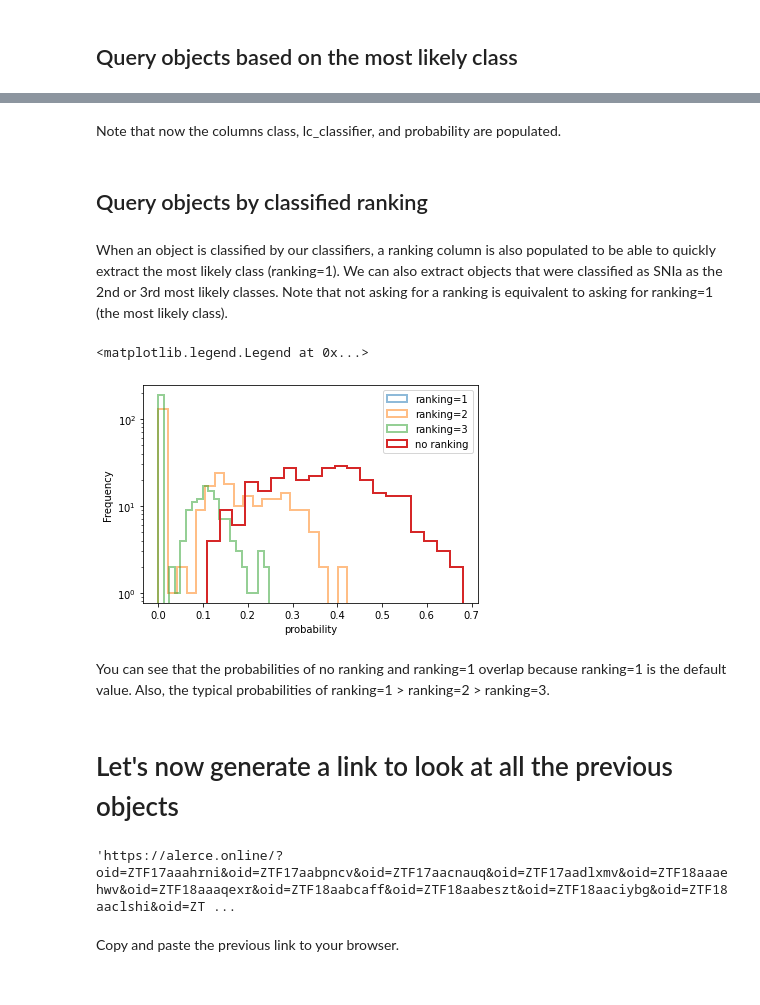
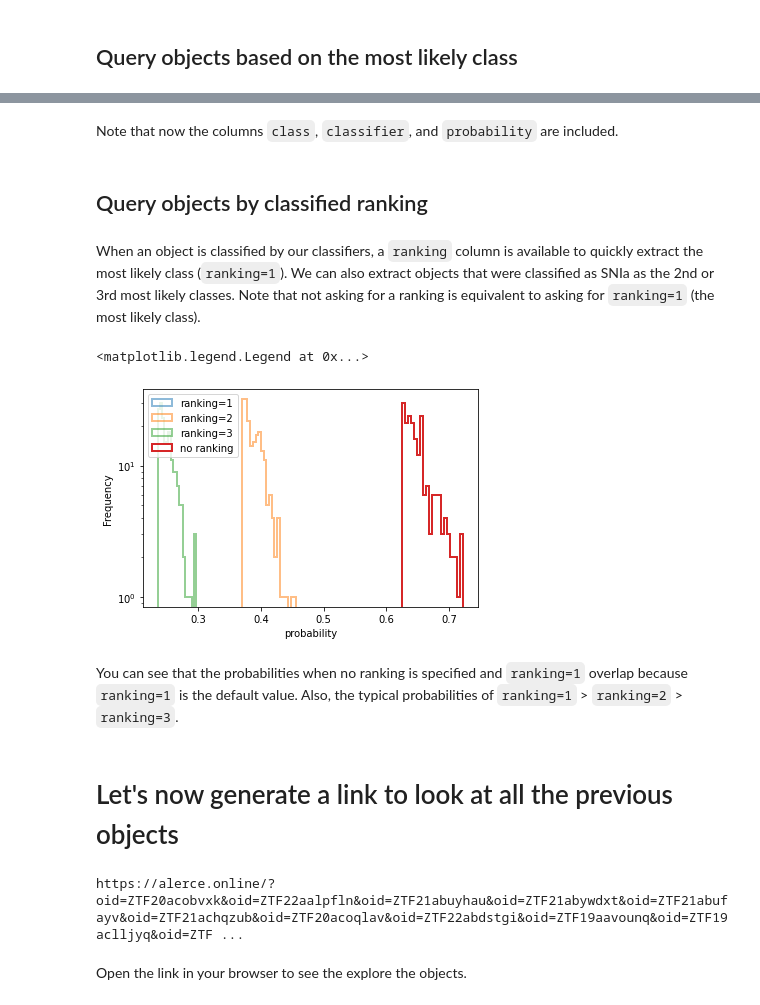
Before and after one commit to alercebroker/usecases, a Jupyter notebook: notebooks/ALeRCE_Client_starter.ipynb, the cells around one changed output, grey strips where cells are left out. Drawn from its saved outputs; the diff is of its cells as text; code cells hidden in the pictures.

```diff
--- a/notebooks/ALeRCE_Client_starter.ipynb
+++ b/notebooks/ALeRCE_Client_starter.ipynb
@@ -344,7 +420,9 @@ We will query the top 1000 objects classified SNIa according to the light curve
 query_results = client.query_objects(
         classifier="lc_classifier",
         class_name="SNIa",
-        page_size=300,
+        page_size=200,
+        order_by='probability',
+        order_mode='DESC',
         format='pandas')
 # %%
 query_results
@@ -365,40 +443,45 @@ query_results
 # %% [markdown]
-Note that now the columns class, lc_classifier, and probability are populated.
+Note that now the columns `class`, `classifier`, and `probability` are included.
 # %% [markdown]
 ## Query objects by classified ranking
 # %% [markdown]
-When an object is classified by our classifiers, a ranking column is also populated to be able to quickly extract the most likely class (ranking=1). We can also extract objects that were classified as SNIa as the 2nd or 3rd most likely classes. Note that not asking for a ranking is equivalent to asking for ranking=1 (the most likely class).
+When an object is classified by our classifiers, a `ranking` column is available to quickly extract the most likely class (`ranking=1`). We can also extract objects that were classified as SNIa as the 2nd or 3rd most likely classes. Note that not asking for a ranking is equivalent to asking for `ranking=1` (the most likely class).
 # %%
 fig, ax = plt.subplots()
 
 for ranking in [1, 2, 3]:
     query_results = client.query_objects(
         classifier="lc_classifier",
         class_name="SNIa",
         ranking=ranking,
-        page_size=300,
-        format='pandas')
+        page_size=200,
+        order_by='probability',
+        order_mode='DESC',        format='pandas')
     query_results.probability.plot.hist(bins=20, ax=ax, lw=2, log=True,
                                         alpha=0.5, histtype='step', label="ranking=%i" % ranking)
 query_results = client.query_objects(
         classifier="lc_classifier",
         class_name="SNIa",
-        page_size=300,
+        page_size=200,
+        order_by='probability',
+        order_mode='DESC',
         format='pandas')
 query_results.probability.plot.hist(bins=20, ax=ax, lw=2, log=True, histtype='step', label="no ranking")
 
 ax.set_xlabel("probability")
 plt.legend()
 # %% [output]
 <matplotlib.legend.Legend at 0x...>
-[figure, old version]
+[figure, new version]
 # %% [markdown]
-You can see that the probabilities of no ranking and ranking=1 overlap because ranking=1 is the default value. Also, the typical probabilities of ranking=1 > ranking=2 > ranking=3.
+You can see that the probabilities when no ranking is specified and `ranking=1` overlap because `ranking=1` is the default value. Also, the typical probabilities of `ranking=1` > `ranking=2` > `ranking=3`.
 # %% [markdown]
 # Let's now generate a link to look at all the previous objects
 # %%
-"https://alerce.online/?" + "&".join("oid=%s" % i for i in query_results.oid) + "&count=true&page=1&perPage=1000&sortDesc=false&selectedClassifier=stamp_classifier"
+suffix = "&count=true&page=1&perPage=1000&sortDesc=true&selectedClassifier=lc_classifier"
+url = "https://alerce.online/?" + "&".join("oid=%s" % i for i in query_results.oid.iloc[:200]) + suffix
+print(url)
 # %% [output]
-'https://alerce.online/?oid=ZTF17aaahrni&oid=ZTF17aabpncv&oid=ZTF17aacnauq&oid=ZTF17aadlxmv&oid=ZTF18aaaehwv&oid=ZTF18aaaqexr&oid=ZTF18aabcaff&oid=ZTF18aabeszt&oid=ZTF18aaciybg&oid=ZTF18aaclshi&oid=ZT ...
+https://alerce.online/?oid=ZTF20acobvxk&oid=ZTF22aalpfln&oid=ZTF21abuyhau&oid=ZTF21abywdxt&oid=ZTF21abufayv&oid=ZTF21achqzub&oid=ZTF20acoqlav&oid=ZTF22abdstgi&oid=ZTF19aavounq&oid=ZTF19aclljyq&oid=ZTF ...
-# %% [markdown]
-Copy and paste the previous link to your browser.
+# %% [markdown]
+Open the link in your browser to see the explore the objects.
```
Also changed, not shown: parts of 31 cells of this notebook.
